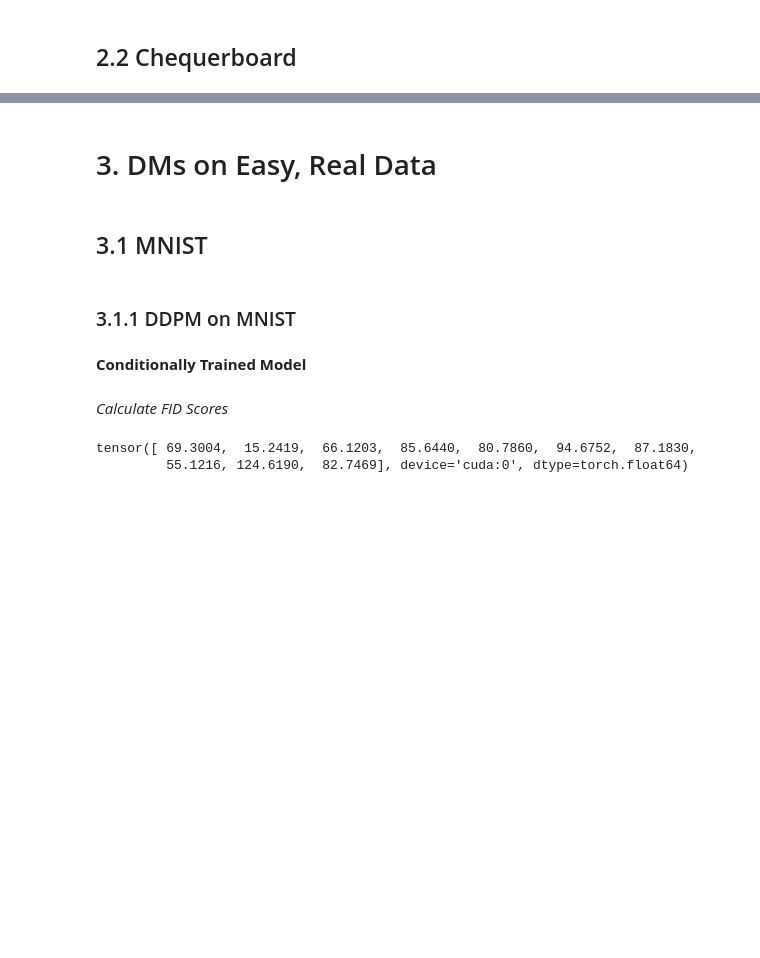
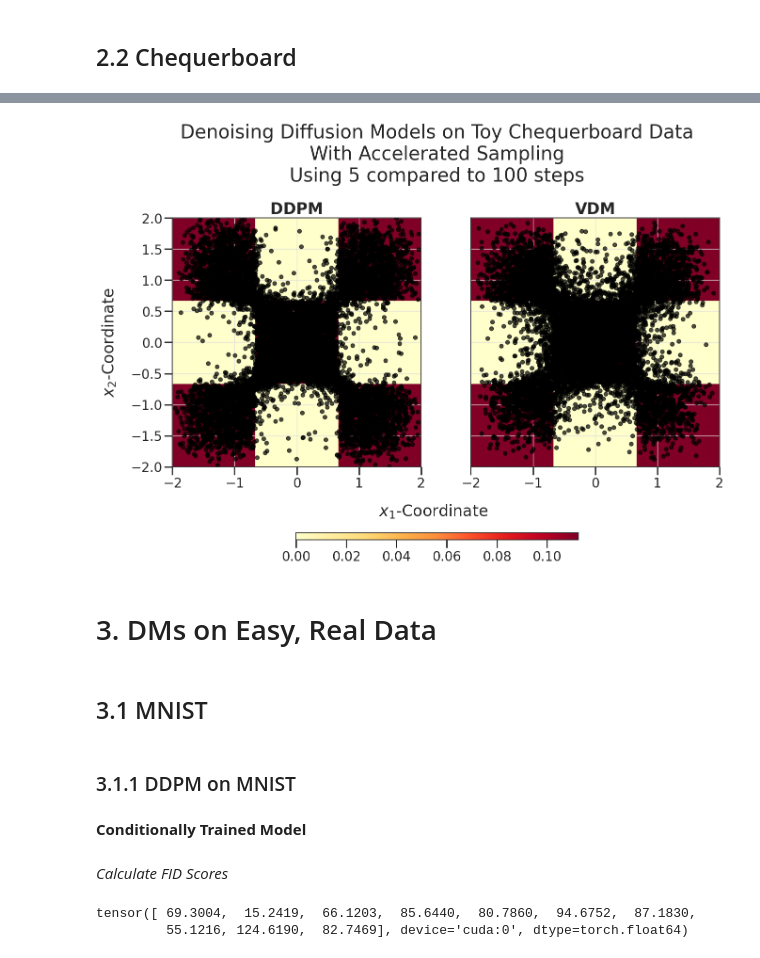
Before and after one commit to zuvale/ggdl_self_learn, a Jupyter notebook: experiments/diffusion.ipynb, the cells around one changed output, grey strips where cells are left out. Cells and saved outputs as stored; diff of their text form; code cells hidden in the pictures; blank space fills up the shorter version.

```diff
--- a/experiments/diffusion.ipynb
+++ b/experiments/diffusion.ipynb
@@ -858,3 +656,83 @@ plt.show()
+# %%
+x_sample = next(iter(train_loader))[0]
+x_sample_size = x_sample.size(-1)
+
+coordinates = [
+    [[x,y] for x in np.linspace(*toy.xlim, 1000)]
+    for y in np.linspace(*toy.ylim, 1000)
+]
+prob = torch.exp(toy().log_prob(torch.tensor(coordinates)))
+
+fig = plt.figure(figsize=(15, 15))
+gs_plot = fig.add_gridspec(1, 2, bottom=0.1)
+gs_cbar = fig.add_gridspec(1, 1, top=0.22, bottom=0.21, left=0.3, right=0.7)
+
+epochs = 3
+n_timesteps = 100
+embedding_size = 24
+hidden_size = 64
+n_acc_steps = 5
+for i, (diff_type, make_fun) in enumerate(zip(
+    ["ddpm", "vdm"], (
+        lambda x_s, h, e, t: make_toy_ddpm(
+            x_s, h, e, t, reverse_process=DDIMReverseProcess),
+        lambda x_s, h, e, t: make_toy_vdm(
+            x_s, h, e, 256, t, reverse_process=DDIMReverseProcess)
+    )
+)):
+    model = make_fun(
+        x_sample_size, hidden_size, embedding_size, n_timesteps).to(DEVICE)
+    model.load_state_dict(torch.load(
+        MODEL_DIR / f"toy2_{diff_type}_{epochs}_n_epochs_{n_timesteps}_n_t.pt",
+        map_location=torch.device(DEVICE)
+    ))
+    with torch.no_grad():
+        model.eval()
+        samples = model.sample(
+            (10000,), n_steps=n_acc_steps, start_time=1, variance=1.,
+            spacing="logsnr",
+            alpha_bar_in_logsnr=True if diff_type == "vdm" else False
+        )
+        samples = samples.detach().cpu().numpy()
+
+    ax = fig.add_subplot(gs_plot[i])
+    im = ax.imshow(
+        prob, extent=[toy.xlim[0], toy.xlim[1], toy.ylim[0], toy.ylim[1]],
+        origin='lower', cmap='YlOrRd'
+    )
+
+    ax.scatter(samples[:, 0], samples[:, 1], alpha=0.7, color="black")
+
+    ax.set_xlim(toy.xlim)
+    ax.set_ylim(toy.ylim)
+    ax.set_aspect("equal")
+
+    if i > 0:
+        ax.tick_params(left=False, labelleft=False)
+        ax.set_ylabel("")
+    else:
+        ax.set_ylabel("$x_2$-Coordinate", labelpad=20)
+
+    if i != 1:
+        ax.set_xlabel("")
+    else:
+        ax.set_xlabel("$x_1$-Coordinate", labelpad=20, x=-0.15)
+
+    ax.set_title(DIFF_NAME_MAP[diff_type], weight="bold")
+
+ax_cbar = fig.add_subplot(gs_cbar[0])
+fig.colorbar(im, location="bottom", cax=ax_cbar)
+
+fig.suptitle(
+    "Denoising Diffusion Models on Toy Chequerboard Data"
+        "\nWith Accelerated Sampling"
+        f"\nUsing {n_acc_steps} compared to {n_timesteps} steps",
+    y=0.80
+)
+
+plt.show()
+# %% [output]
+[figure, added]
 # %% [markdown]
 # 3. DMs on Easy, Real Data
 # %% [markdown]
```
Also changed, not shown: parts of 53 cells of this notebook, 4 other files.
